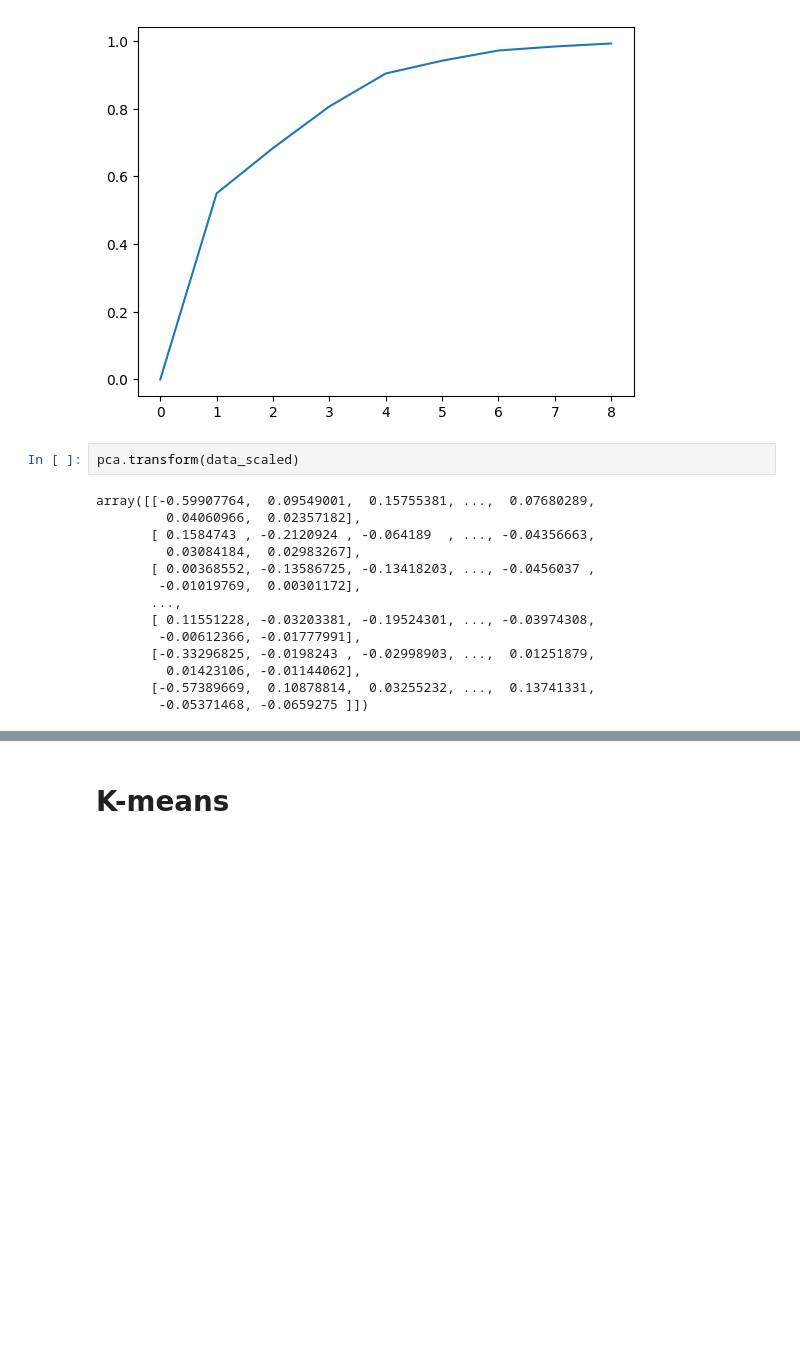
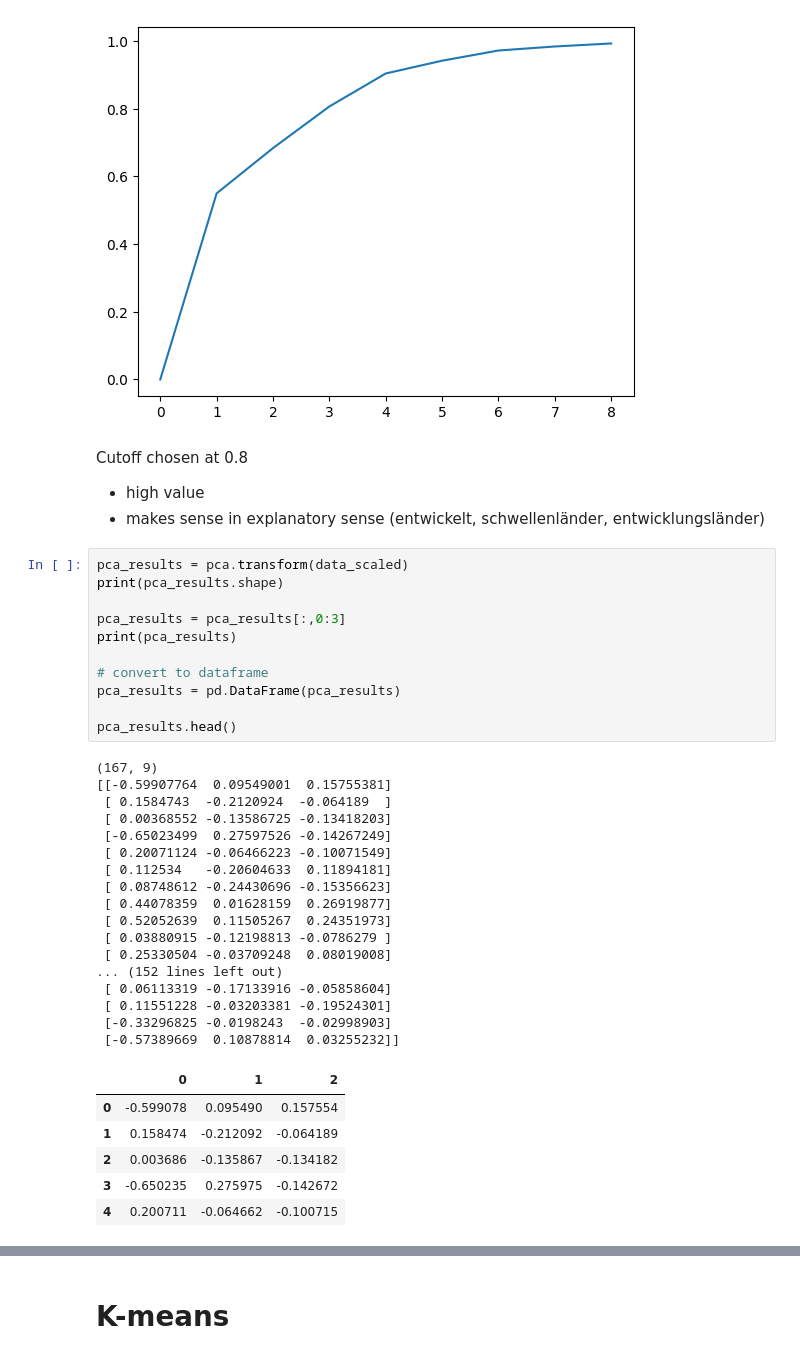
Before and after one commit to Lukas2010/Country-data, a Jupyter notebook: unsupervised-learning-country-data.ipynb, the cells around one changed output, grey strips where cells are left out. Saved outputs shown, nothing was run; the diff lists cells and outputs as text; blank space fills up the shorter version.

```diff
--- a/unsupervised-learning-country-data.ipynb
+++ b/unsupervised-learning-country-data.ipynb
@@ -284,19 +284,42 @@ plt.plot(number, explained_variance_sum)
 [0, 0.5500122655774043, 0.6838601025149815, 0.8068706316671052, 0.9043610971613386, 0.9421407334594115, 0.9722773243704952, 0.9841816612442866, 0.9930595759896889]
 [<matplotlib.lines.Line2D at 0x...>]
 [figure]
-# %%
-pca.transform(data_scaled)
-# %% [output]
-array([[-0.59907764,  0.09549001,  0.15755381, ...,  0.07680289,
-         0.04060966,  0.02357182],
-       [ 0.1584743 , -0.2120924 , -0.064189  , ..., -0.04356663,
-         0.03084184,  0.02983267],
-       [ 0.00368552, -0.13586725, -0.13418203, ..., -0.0456037 ,
-        -0.01019769,  0.00301172],
-       ...,
-       [ 0.11551228, -0.03203381, -0.19524301, ..., -0.03974308,
-        -0.00612366, -0.01777991],
-       [-0.33296825, -0.0198243 , -0.02998903, ...,  0.01251879,
-         0.01423106, -0.01144062],
-       [-0.57389669,  0.10878814,  0.03255232, ...,  0.13741331,
-        -0.05371468, -0.0659275 ]])
+# %% [markdown]
+Cutoff chosen at 0.8
+- high value
+- makes sense in explanatory sense (entwickelt, schwellenländer, entwicklungsländer)
+# %%
+pca_results = pca.transform(data_scaled)
+print(pca_results.shape)
+
+pca_results = pca_results[:,0:3]
+print(pca_results)
+
+# convert to dataframe
+pca_results = pd.DataFrame(pca_results)
+
+pca_results.head()
+# %% [output]
+(167, 9)
+[[-0.59907764  0.09549001  0.15755381]
+ [ 0.1584743  -0.2120924  -0.064189  ]
+ [ 0.00368552 -0.13586725 -0.13418203]
+ [-0.65023499  0.27597526 -0.14267249]
+ [ 0.20071124 -0.06466223 -0.10071549]
+ [ 0.112534   -0.20604633  0.11894181]
+ [ 0.08748612 -0.24430696 -0.15356623]
+ [ 0.44078359  0.01628159  0.26919877]
+ [ 0.52052639  0.11505267  0.24351973]
+ [ 0.03880915 -0.12198813 -0.0786279 ]
+ [ 0.25330504 -0.03709248  0.08019008]
+... (152 lines left out)
+ [ 0.06113319 -0.17133916 -0.05858604]
+ [ 0.11551228 -0.03203381 -0.19524301]
+ [-0.33296825 -0.0198243  -0.02998903]
+ [-0.57389669  0.10878814  0.03255232]]
+|  | 0 | 1 | 2 |
+| 0 | -0.599078 | 0.095490 | 0.157554 |
+| 1 | 0.158474 | -0.212092 | -0.064189 |
+| 2 | 0.003686 | -0.135867 | -0.134182 |
+| 3 | -0.650235 | 0.275975 | -0.142672 |
+| 4 | 0.200711 | -0.064662 | -0.100715 |
```
Also changed, not shown: parts of 2 cells of this notebook.
